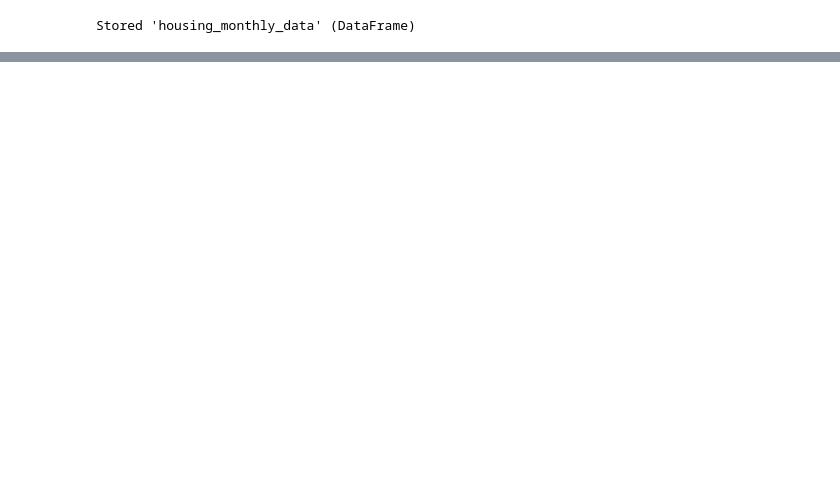
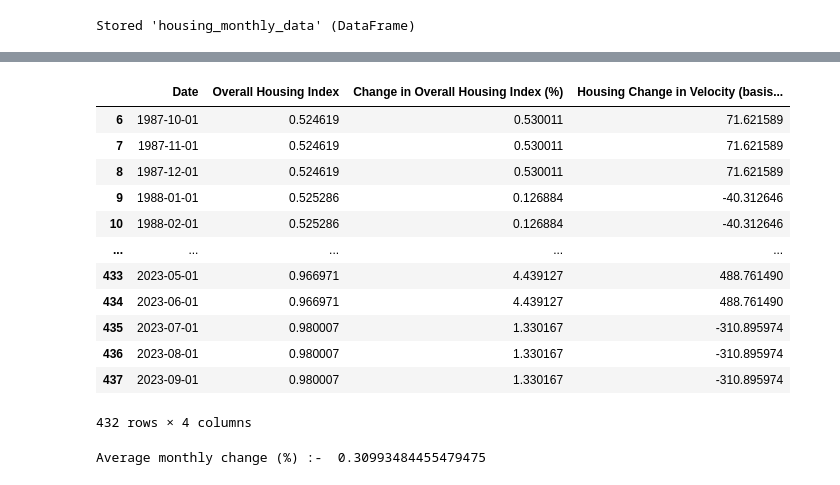
Before and after one commit to deepenrp/to_lock_or_to_float, a Jupyter notebook: housing.ipynb, the cells around one changed output, grey strips where cells are left out. Drawn from its saved outputs; the diff is of its cells as text; code cells hidden in the pictures; blank space fills up the shorter version.

```diff
--- a/housing.ipynb
+++ b/housing.ipynb
@@ -300,3 +301,26 @@ fig.update_yaxes(
 )
 # %% [output]
 [interactive output not drawn]
+# %%
+housing_hist_df = housing_monthly_data.dropna()
+housing_hist_df
+# %% [output]
+|  | Date | Overall Housing Index | Change in Overall Housing Index (%) | Housing Change in Velocity (basis... |
+| 6 | 1987-10-01 | 0.524619 | 0.530011 | 71.621589 |
+| 7 | 1987-11-01 | 0.524619 | 0.530011 | 71.621589 |
+| 8 | 1987-12-01 | 0.524619 | 0.530011 | 71.621589 |
+| 9 | 1988-01-01 | 0.525286 | 0.126884 | -40.312646 |
+| 10 | 1988-02-01 | 0.525286 | 0.126884 | -40.312646 |
+| ... | ... | ... | ... | ... |
+| 433 | 2023-05-01 | 0.966971 | 4.439127 | 488.761490 |
+| 434 | 2023-06-01 | 0.966971 | 4.439127 | 488.761490 |
+| 435 | 2023-07-01 | 0.980007 | 1.330167 | -310.895974 |
+| 436 | 2023-08-01 | 0.980007 | 1.330167 | -310.895974 |
+| 437 | 2023-09-01 | 0.980007 | 1.330167 | -310.895974 |
+432 rows × 4 columns
+# %%
+# Average monthly change (%)
+average_monthly_change = housing_hist_df["Change in Overall Housing Index (%)"].mean()
+print("Average monthly change (%) :- " , average_monthly_change)
+# %% [output]
+Average monthly change (%) :-  0.30993484455479475
```
Also changed, not shown: parts of 8 cells of this notebook, 11 other files.
